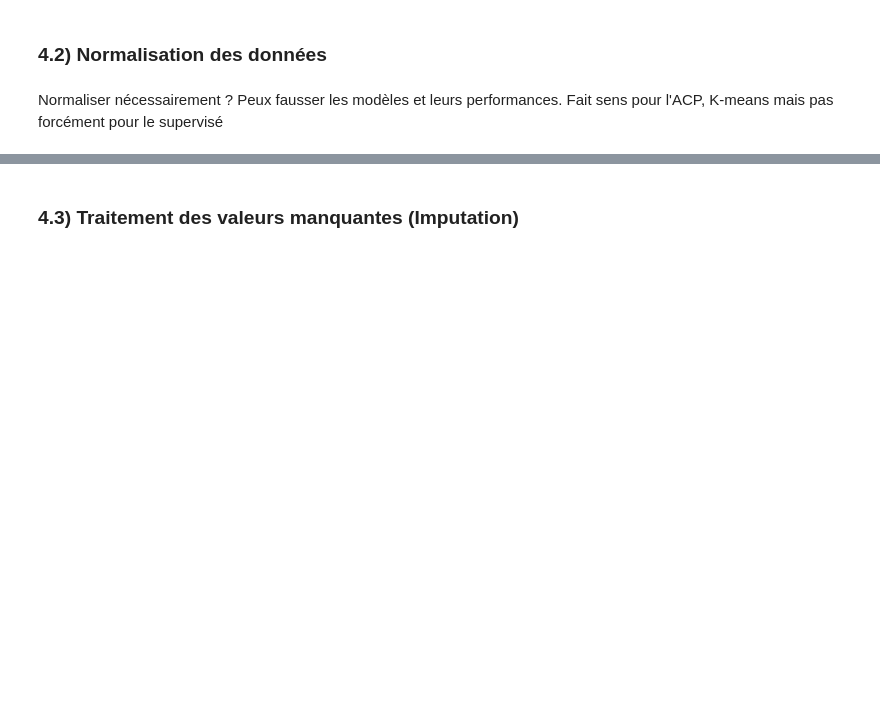
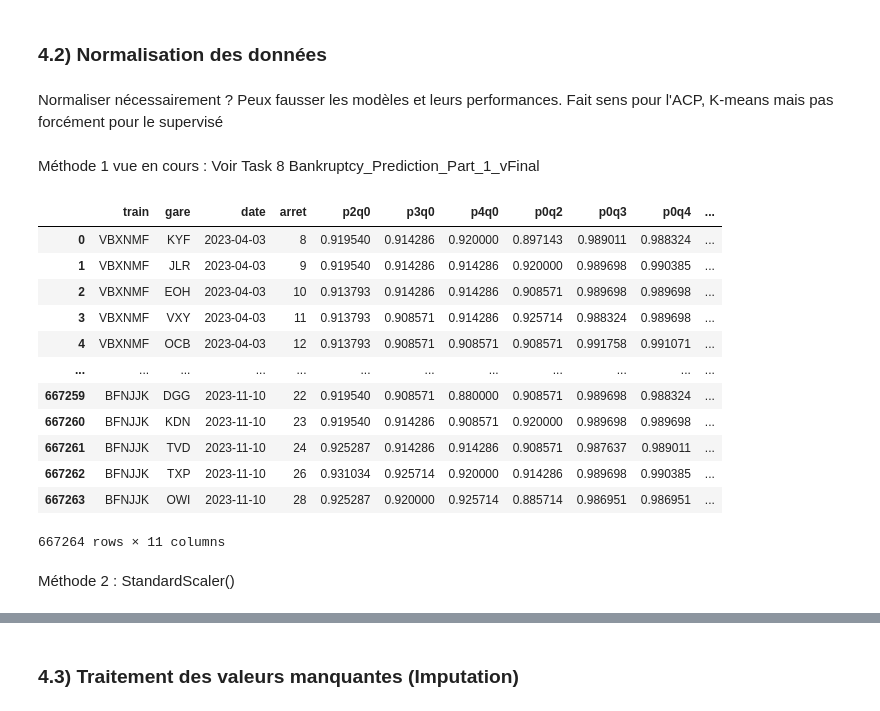
Before and after one commit to lincecile/Projet_Machine_Learning, a Jupyter notebook: Projet_v1.ipynb, the cells around one changed output, grey strips where cells are left out. Saved outputs shown, nothing was run; the diff lists cells and outputs as text; code cells hidden in the pictures; blank space fills up the shorter version.

```diff
--- a/Projet_v1.ipynb
+++ b/Projet_v1.ipynb
@@ -331,3 +430,62 @@ p0q4
 ### 4.2) Normalisation des données
 # %% [markdown]
 Normaliser nécessairement ? Peux fausser les modèles et leurs performances. Fait sens pour l'ACP, K-means mais pas forcément pour le supervisé
+# %% [markdown]
+Méthode 1 vue en cours : Voir Task 8 Bankruptcy_Prediction_Part_1_vFinal
+# %%
+def normalize(*arg, columns=None): # df [,min_vals,max_vals] [,columns]
+    """ Normalizes the features of a dataframe
+    Arguments:
+    - 1st argument (mandatory) = df: name of dataframe to normalize
+    - 2nd argument (optional): min_vals = list of min value of each feature
+    - 3rd argument (optional): max_vals = list of max value of each feature
+    - columns (optional keyword arg): list of column names to normalize. If None, normalizes all columns
+
+    If df only is passed, the function normalizes X_ij, i.e. ith value of feature j as:
+                               (X_ij - min_j)/(max_j - min_j)                           (1)
+    and returns the min_j and max_j lists
+    If df, min_vals and max_vals are passed, df is normalized as per (1) using these values
+    """
+    df = arg[0]
+    result = df.copy()
+
+    # Déterminer les colonnes à normaliser
+    cols_to_normalize = columns if columns is not None else df.columns
+
+    if len(arg) == 1:
+        minval, maxval = [], []
+        for feature_name in cols_to_normalize:
+            min_value = df[feature_name].min()
+            max_value = df[feature_name].max()
+            result[feature_name] = (df[feature_name] - min_value) / (max_value - min_value)
+            minval.append(min_value)
+            maxval.append(max_value)
+        return result, minval, maxval
+    else:
+        minvals = arg[1]
+        maxvals = arg[2]
+        for i, feature_name in enumerate(cols_to_normalize):
+            result[feature_name] = (df[feature_name] - minvals[i]) / (maxvals[i] - minvals[i])
+        return result
+# %%
+numeric_cols = ['p2q0', 'p3q0', 'p4q0', 'p0q2', 'p0q3', 'p0q4']
+Xtrain_norm, min_vals, max_vals = normalize(x_train, columns=numeric_cols)
+Xtest_norm = normalize(x_test, min_vals, max_vals, columns=numeric_cols)
+# %%
+Xtrain_norm
+# %% [output]
+|  | train | gare | date | arret | p2q0 | p3q0 | p4q0 | p0q2 | p0q3 | p0q4 | ... |
+| 0 | VBXNMF | KYF | 2023-04-03 | 8 | 0.919540 | 0.914286 | 0.920000 | 0.897143 | 0.989011 | 0.988324 | ... |
+| 1 | VBXNMF | JLR | 2023-04-03 | 9 | 0.919540 | 0.914286 | 0.914286 | 0.920000 | 0.989698 | 0.990385 | ... |
+| 2 | VBXNMF | EOH | 2023-04-03 | 10 | 0.913793 | 0.914286 | 0.914286 | 0.908571 | 0.989698 | 0.989698 | ... |
+| 3 | VBXNMF | VXY | 2023-04-03 | 11 | 0.913793 | 0.908571 | 0.914286 | 0.925714 | 0.988324 | 0.989698 | ... |
+| 4 | VBXNMF | OCB | 2023-04-03 | 12 | 0.913793 | 0.908571 | 0.908571 | 0.908571 | 0.991758 | 0.991071 | ... |
+| ... | ... | ... | ... | ... | ... | ... | ... | ... | ... | ... | ... |
+| 667259 | BFNJJK | DGG | 2023-11-10 | 22 | 0.919540 | 0.908571 | 0.880000 | 0.908571 | 0.989698 | 0.988324 | ... |
+| 667260 | BFNJJK | KDN | 2023-11-10 | 23 | 0.919540 | 0.914286 | 0.908571 | 0.920000 | 0.989698 | 0.989698 | ... |
+| 667261 | BFNJJK | TVD | 2023-11-10 | 24 | 0.925287 | 0.914286 | 0.914286 | 0.908571 | 0.987637 | 0.989011 | ... |
+| 667262 | BFNJJK | TXP | 2023-11-10 | 26 | 0.931034 | 0.925714 | 0.920000 | 0.914286 | 0.989698 | 0.990385 | ... |
+| 667263 | BFNJJK | OWI | 2023-11-10 | 28 | 0.925287 | 0.920000 | 0.925714 | 0.885714 | 0.986951 | 0.986951 | ... |
+667264 rows × 11 columns
+# %% [markdown]
+Méthode 2 : StandardScaler()
```
Also changed, not shown: parts of 12 cells of this notebook.
